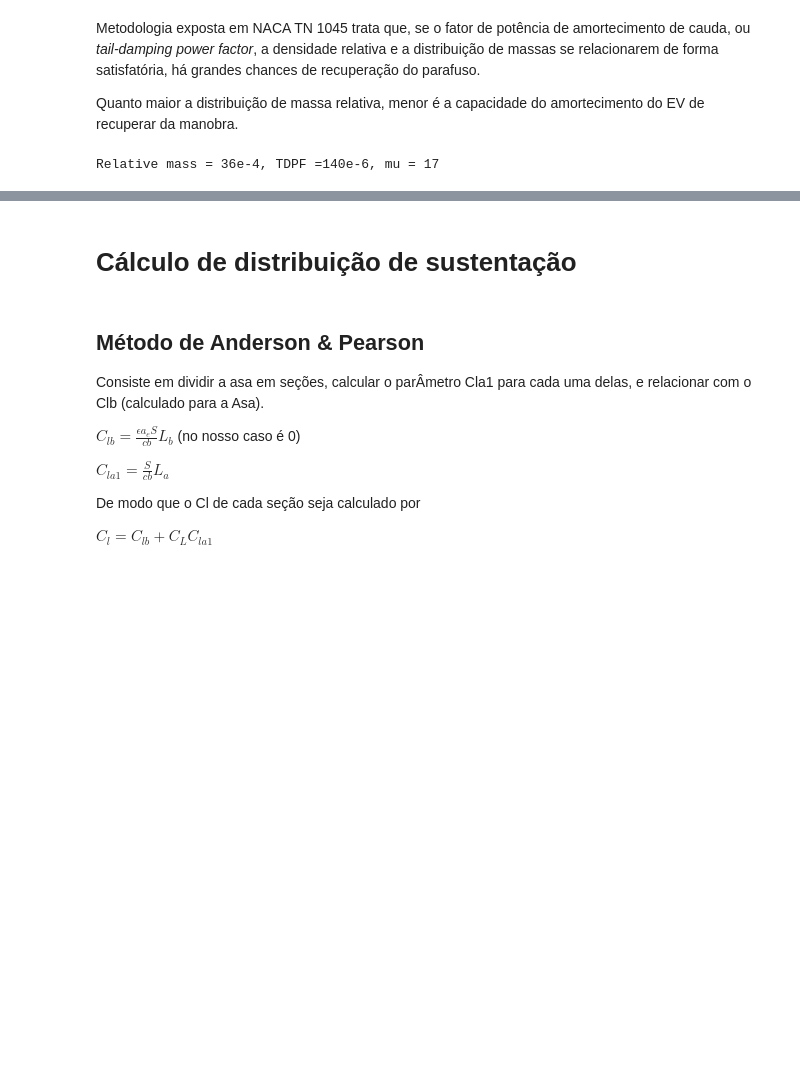
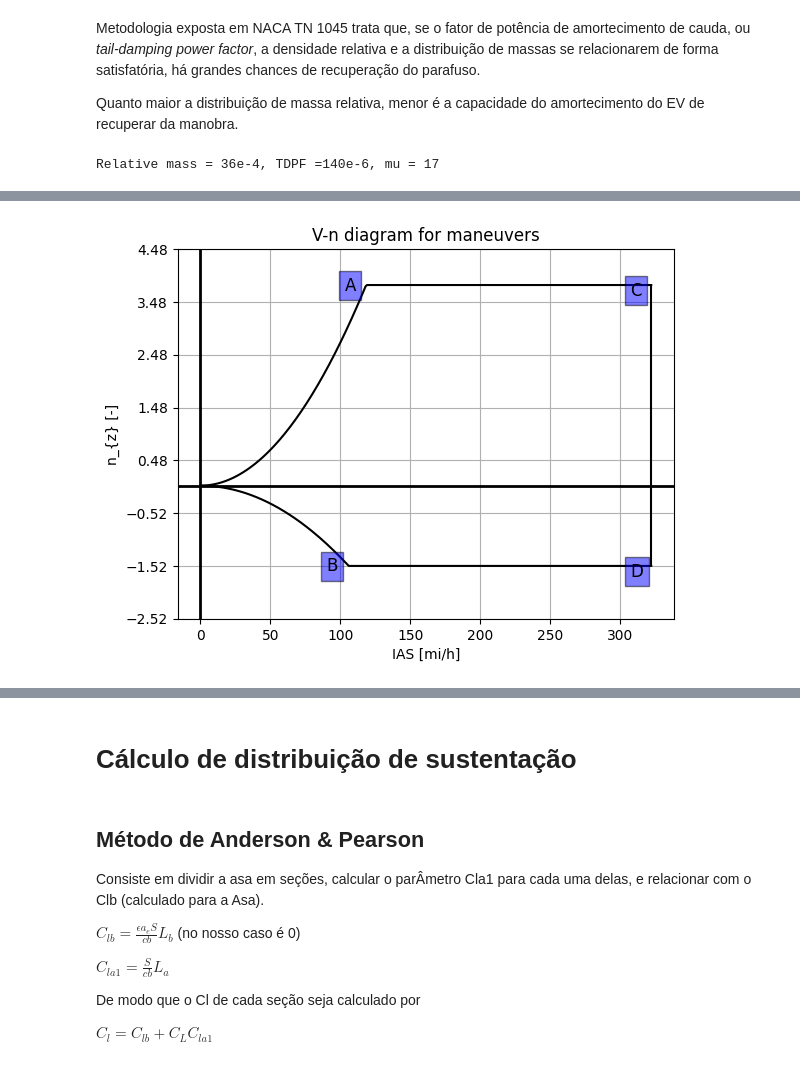
Before and after one commit to FeLorentzo/AircraftProjectEESC, a Jupyter notebook: AircraftPreliminaryDesign/AircraftPreliminaryDesign.ipynb, the cells around one changed output, grey strips where cells are left out. Saved outputs shown, nothing was run; the diff lists cells and outputs as text; code cells hidden in the pictures; blank space fills up the shorter version.

```diff
--- a/AircraftPreliminaryDesign/AircraftPreliminaryDesign.ipynb
+++ b/AircraftPreliminaryDesign/AircraftPreliminaryDesign.ipynb
@@ -620,0 +713,82 @@ Relative mass = 36e-4, TDPF =140e-6, mu = 17
+# %%
+# Visualization
+
+## Maneuver
+
+plt.figure()
+
+plt.plot(v, n_plus, color = 'black')
+plt.plot(v, n_minus, color = 'black')
+plt.vlines(x=Vd, ymin = n_min, ymax = n_max, colors = 'black')
+
+plt.text(max(v_gust_stall_plus)-15, n_max-0.1, 'A', size='large', bbox=dict(facecolor='blue', alpha=0.5))
+plt.text(max(v_gust_stall_minus)-15, n_min-0.1, 'B', size='large', bbox=dict(facecolor='blue', alpha=0.5))
+plt.text(max(v)-15, n_max-0.2, 'C', size='large', bbox=dict(facecolor='blue', alpha=0.5))
+plt.text(max(v)-15, n_min-0.2, 'D', size='large', bbox=dict(facecolor='blue', alpha=0.5))
+
+plt.xlabel('IAS [mi/h]')
+plt.ylabel('n_{z} [-]')
+plt.title('V-n diagram for maneuvers')
+plt.axhline(linewidth=2, color='k')
+plt.axvline(linewidth=2, color='k')
+plt.yticks(np.arange(n_min-1, n_max+1, 1.0))
+plt.grid()
+
+## Gusts
+
+plt.figure()
+
+plt.plot(v_gust_stall_plus, gust_stall_plus, color='red', linestyle='--')
+plt.plot(v_gust_stall_minus, gust_stall_minus, color='red', linestyle='--')
+plt.plot(v, gust_dive_plus, color='red', linestyle='--')
+plt.plot(v, gust_dive_minus, color='red', linestyle='--')
+plt.plot(v_gust_cruise, gust_cruise_plus, color='red', linestyle='--')
+plt.plot(v_gust_cruise, gust_cruise_minus, color='red', linestyle='--')
+
+plt.text(max(v_gust_stall_plus)-15, max(gust_stall_plus), 'E', size='large', bbox=dict(facecolor='red', alpha=0.5))
+plt.text(np.mean(v_gust_stall_plus)-45, np.mean(gust_stall_plus)+0.05, 'n=1+0.0124*V', size='large',
+         rotation=21)
+plt.text(max(v_gust_stall_minus)-15, min(gust_stall_minus), 'F', size='large', bbox=dict(facecolor='red', alpha=0.5))
+plt.text(np.mean(v_gust_stall_minus)-60, np.mean(gust_stall_minus)-0.9, 'n=-0.0124*V', size='large',
+         rotation=-21)
+
+plt.text(max(v_gust_cruise), max(gust_cruise_plus)+0.15, 'G', size='large', bbox=dict(facecolor='red', alpha=0.5))
+plt.text(np.mean(v_gust_cruise)-10, np.mean(gust_cruise_plus)+0.2, 'n=1+0.0099*V', size='large',
+         rotation=12)
+plt.text(max(v_gust_cruise), min(gust_cruise_minus), 'H', size='large', bbox=dict(facecolor='red', alpha=0.5))
+plt.text(np.mean(v_gust_cruise)-20, np.mean(gust_cruise_minus)-0.2, 'n=-0.0099*V', size='large',
+         rotation=-12)
+
+plt.text(max(v), max(gust_dive_plus), 'I', size='large', bbox=dict(facecolor='red', alpha=0.5))
+plt.text(np.mean(v), np.mean(gust_dive_plus)-0.5, 'n=1+0.0049*V', size='large',
+         rotation=7.5)
+plt.text(max(v), min(gust_dive_minus), 'J', size='large', bbox=dict(facecolor='red', alpha=0.5))
+plt.text(np.mean(v), np.mean(gust_dive_minus), 'n=-0.0049*V', size='large',
+         rotation=-7.5)
+
+
+plt.xlabel('IAS [mi/h]')
+plt.ylabel('n_{z} [-]')
+plt.title('V-n diagram for gusts')
+plt.axhline(linewidth=2, color='k')
+plt.axvline(linewidth=2, color='k')
+plt.yticks(np.arange(n_min-1, n_max+1, 1.0))
+plt.grid()
+
+
+## Sketch of total V-n
+
+plt.figure()
+
+# Maneuver
+
+plt.plot(v, n_plus, color = 'black')
+plt.plot(v, n_minus, color = 'black')
+plt.vlines(x=Vd, ymin = n_min, ymax = n_max, colors = 'black')
+
+
+plt.text(max(v_gust_stall_plus)-15, n_max-0.1, 'A', size='large', bbox=dict(facecolor='blue', alpha=0.5))
+plt.text(max(v_gust_stall_minus)-15, n_min-0.1, 'B', size='large', bbox=dict(facecolor='blue', alpha=0.5))
+plt.text(max(v)-15, n_max-0.2, 'C', size='large', bbox=dict(facecolor='blue', alpha=0.5))
+plt.text(max(v)-15, n_min-0.2, 'D', size='large', bbox=dict(facecolor='blue', alpha=0.5))
+# %% [output]
@@ -620,0 +796 @@ Relative mass = 36e-4, TDPF =140e-6, mu = 17
+[figure, added]
```
Also changed, not shown: parts of 23 cells of this notebook.
